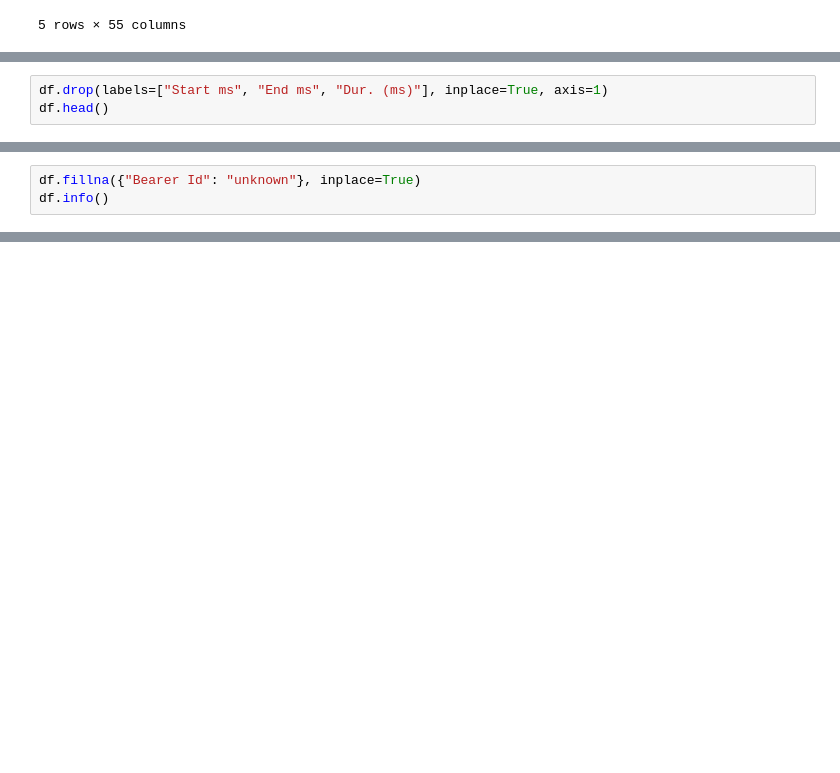
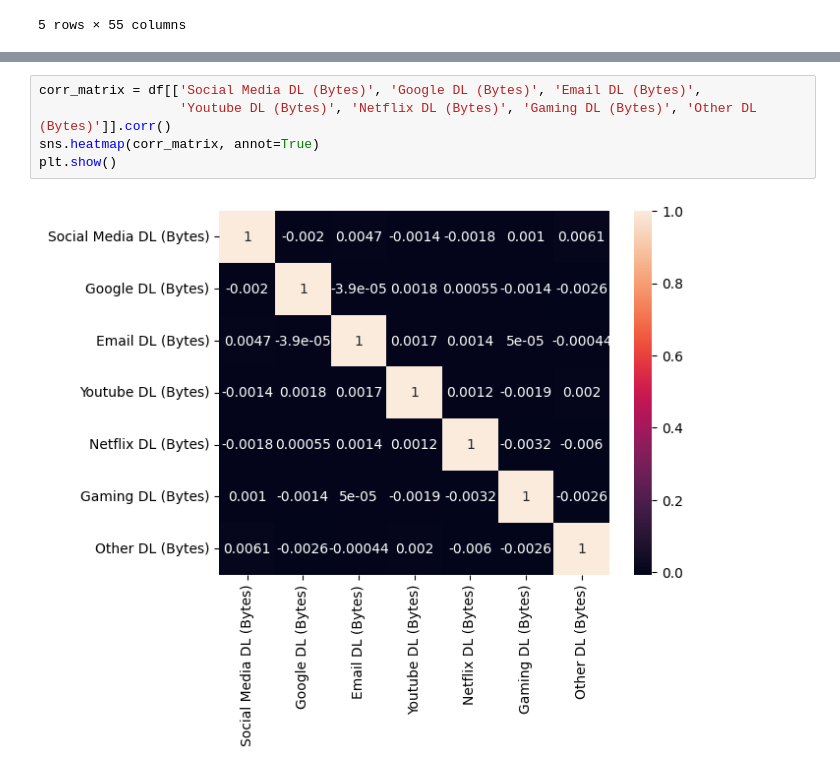
Before and after one commit to leuel-a/tellco-acquisition-analysis, a Jupyter notebook: notebooks/user_overview.ipynb, the cells around one changed output, grey strips where cells are left out. Saved outputs shown, nothing was run; the diff lists cells and outputs as text; blank space fills up the shorter version.

```diff
--- a/notebooks/user_overview.ipynb
+++ b/notebooks/user_overview.ipynb
@@ -36,3 +38,0 @@ df.head()
-# %%
-df.drop(labels=["Start ms", "End ms", "Dur. (ms)"], inplace=True, axis=1)
-df.head()
@@ -67,3 +38,0 @@ memory usage: 59.5+ MB
-# %%
-df.fillna({"Bearer Id": "unknown"}, inplace=True)
-df.info()
@@ -153,0 +173,7 @@ df.head()
+# %%
+corr_matrix = df[['Social Media DL (Bytes)', 'Google DL (Bytes)', 'Email DL (Bytes)',
+                  'Youtube DL (Bytes)', 'Netflix DL (Bytes)', 'Gaming DL (Bytes)', 'Other DL (Bytes)']].corr()
+sns.heatmap(corr_matrix, annot=True)
+plt.show()
+# %% [output]
+[figure, added]
```
Also changed, not shown: parts of 22 cells of this notebook.
